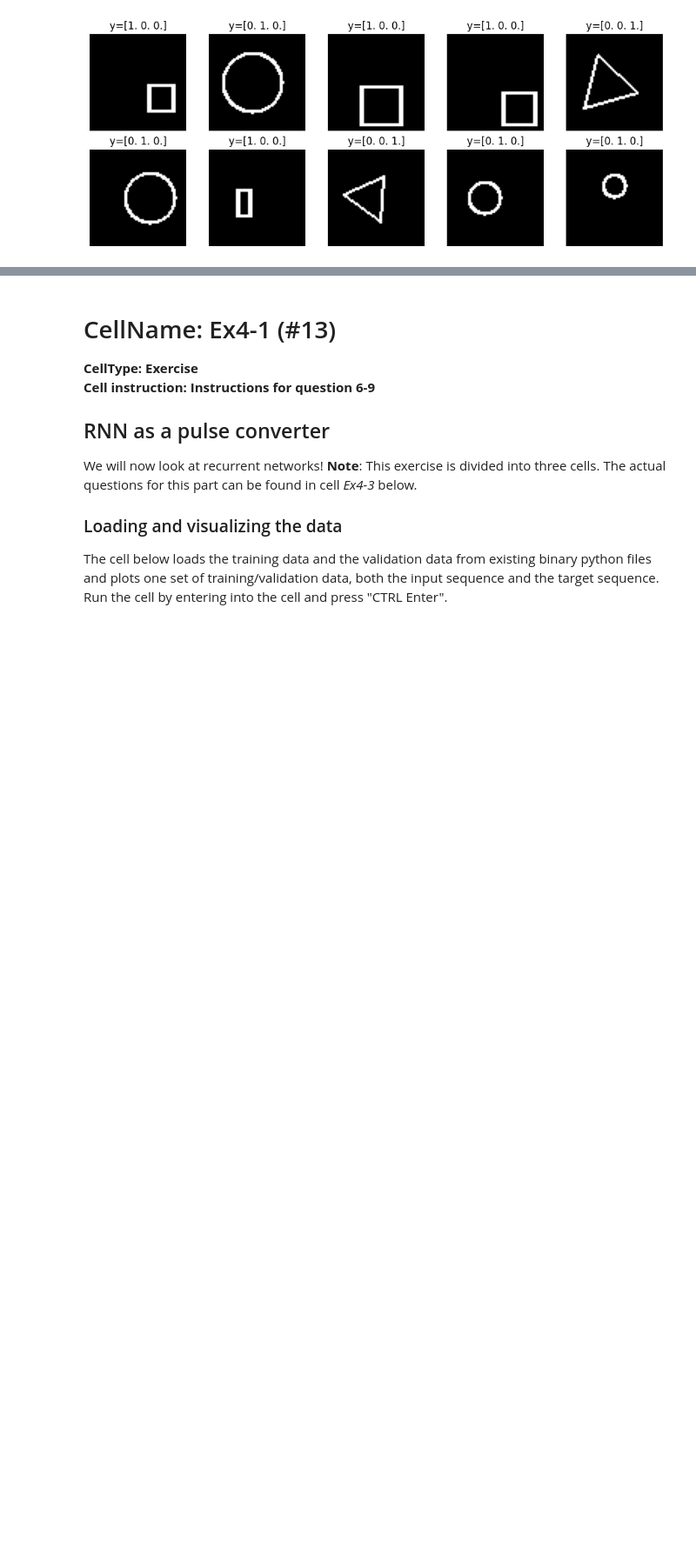
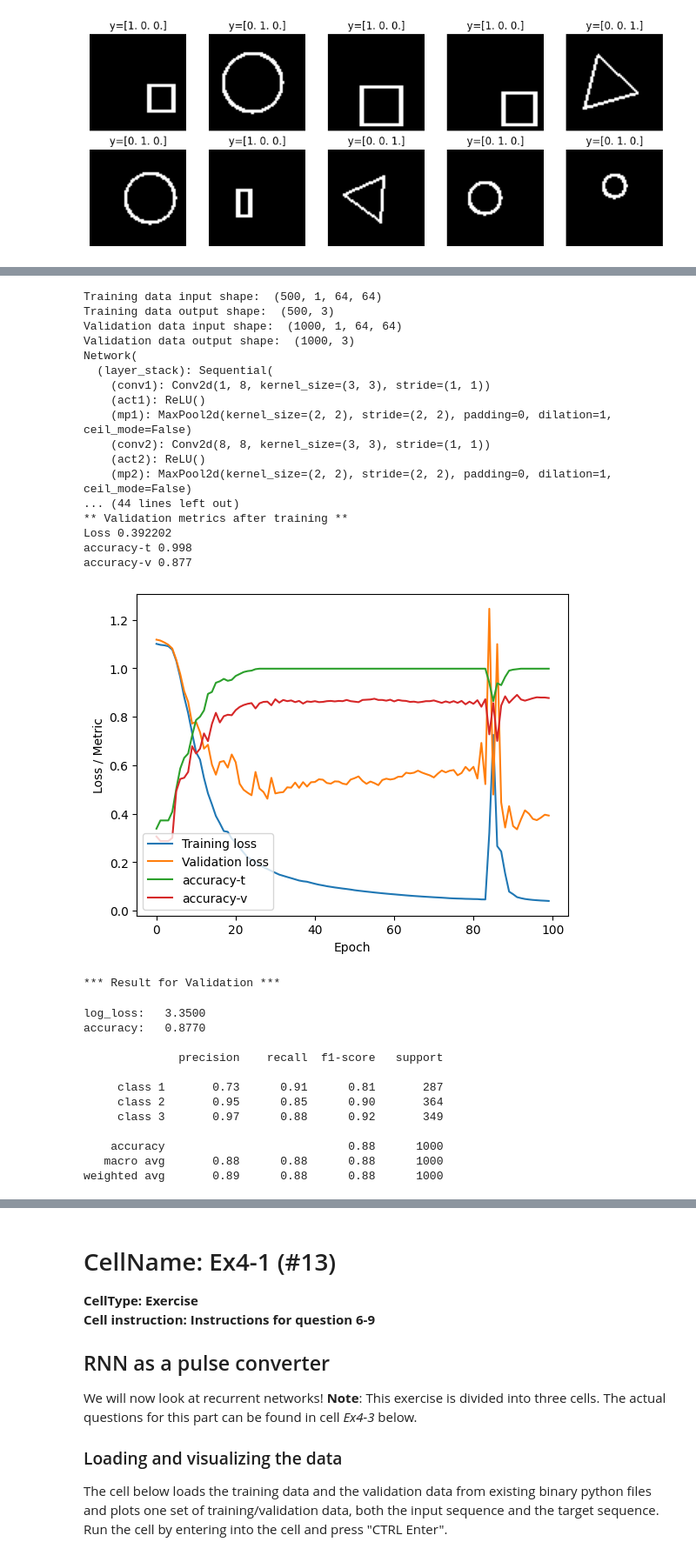
Before and after one commit to myngoc-trg/BERN04_ANN_DeepLearning, a Jupyter notebook: Lab_3/lab3.ipynb, the cells around one changed output, grey strips where cells are left out. Shown at 87% size. Cells and saved outputs as stored; diff of their text form; code cells hidden in the pictures; blank space fills up the shorter version.

```diff
--- a/Lab_3/lab3.ipynb
+++ b/Lab_3/lab3.ipynb
@@ -1588,34 +1622,40 @@ layers = OrderedDict()
 
 #
 # First convolutional layer
-layers["conv1"] = nn.Conv2d(in_channels=1, out_channels=2,
+layers["conv1"] = nn.Conv2d(in_channels=1, out_channels=8,
                             kernel_size=(3, 3))
 layers["act1"] = nn.ReLU()
 layers["mp1"] = nn.MaxPool2d((2, 2))
 
 # Second convolutional layer
-layers["conv2"] = nn.Conv2d(2, 2, 3) # in_channels, out_channels, kernel size
+layers["conv2"] = nn.Conv2d(8, 8, 3) # in_channels, out_channels, kernel size
 layers["act2"] = nn.ReLU()
 layers["mp2"] = nn.MaxPool2d((2, 2))
+
+# third convolutional layer
+layers["conv3"] = nn.Conv2d(8, 8, 3) # in_channels, out_channels, kernel size
+layers["act3"] = nn.ReLU()
+layers["mp3"] = nn.MaxPool2d((2, 2))
 
 # Fully connected MLP layers.
 # Use one input image to compute the number of nodes after convolution layers.
 n_features = nn.Sequential(layers)(Tensor(x_trn[0])).numel()
 layers["flat"] = nn.Flatten()
-layers["mlp"] = nn.Linear(n_features, 2)
+
+layers["mlp"] = nn.Linear(n_features, 8)
 layers["amlp"] = nn.ReLU()
 # Output layer
-layers["out"] = nn.Linear(2, 3)
+layers["out"] = nn.Linear(8, 3)
 #layers["aout"] = nn.Sigmoid()
 #
 
-model_ex3 = Network(layers, l2regularization=0).to(device)
+model_ex3 = Network(layers, l2regularization=0.001).to(device)
 
 # Hyperparameters
 opt_method = torch.optim.Adam   # minimization method
 learning_rate = 0.003           # learning rate
 loss_fn = nn.CrossEntropyLoss() # loss function, categorical cross entropy
-number_epochs = 50
+number_epochs = 100
 minibatch_size = 64
 
 # Additional metrics to print {name: metric}
@@ -1626,30 +1666,62 @@ print(model_ex3)
 
 # Set up the optimizer
 optimizer = opt_method(model_ex3.parameters(), lr=learning_rate)
 
 # Create datasets and batch loaders for the training and test data on the GPU or CPU
 dset_trn = TensorDataset(torch.tensor(x_trn, device=device, dtype=dtype_torch),
                          torch.tensor(d_trn, device=device, dtype=dtype_torch))
 dl_trn = DataLoader(dset_trn, batch_size=minibatch_size, shuffle=True)
 
 dset_val = TensorDataset(torch.tensor(x_val, device=device, dtype=dtype_torch),
                          torch.tensor(d_val, device=device, dtype=dtype_torch))
 dl_val = DataLoader(dset_val)
 
 
 # Train the network and print the progress
 train_loss, val_loss, metrics_res = train_loop(
     model=model_ex3,
     train_dataloader=dl_trn,
     val_dataloader=dl_val,
     loss_fn=loss_fn,
     metrics=metrics,
     optimizer=optimizer,
     print_every=5,
     epochs=number_epochs)
 
 # Plot the training history
 plot_training(train_loss, val_loss, metrics_res)
 
 # Plot confusion matrix and print some classification statistics
 make_cm_plot(model_ex3, x_val, d_val, "Validation")
+# %% [output]
+Training data input shape:  (500, 1, 64, 64)
+Training data output shape:  (500, 3)
+Validation data input shape:  (1000, 1, 64, 64)
+Validation data output shape:  (1000, 3)
+Network(
+  (layer_stack): Sequential(
+    (conv1): Conv2d(1, 8, kernel_size=(3, 3), stride=(1, 1))
+    (act1): ReLU()
+    (mp1): MaxPool2d(kernel_size=(2, 2), stride=(2, 2), padding=0, dilation=1, ceil_mode=False)
+    (conv2): Conv2d(8, 8, kernel_size=(3, 3), stride=(1, 1))
+    (act2): ReLU()
+    (mp2): MaxPool2d(kernel_size=(2, 2), stride=(2, 2), padding=0, dilation=1, ceil_mode=False)
+... (44 lines left out)
+** Validation metrics after training **
+Loss 0.392202
+accuracy-t 0.998
+accuracy-v 0.877
+[figure, added]
+*** Result for Validation ***
+log_loss:   3.3500
+accuracy:   0.8770
+
+              precision    recall  f1-score   support
+
+     class 1       0.73      0.91      0.81       287
+     class 2       0.95      0.85      0.90       364
+     class 3       0.97      0.88      0.92       349
+
+    accuracy                           0.88      1000
+   macro avg       0.88      0.88      0.88      1000
+weighted avg       0.89      0.88      0.88      1000
```
Also changed, not shown: parts of 4 cells of this notebook.
